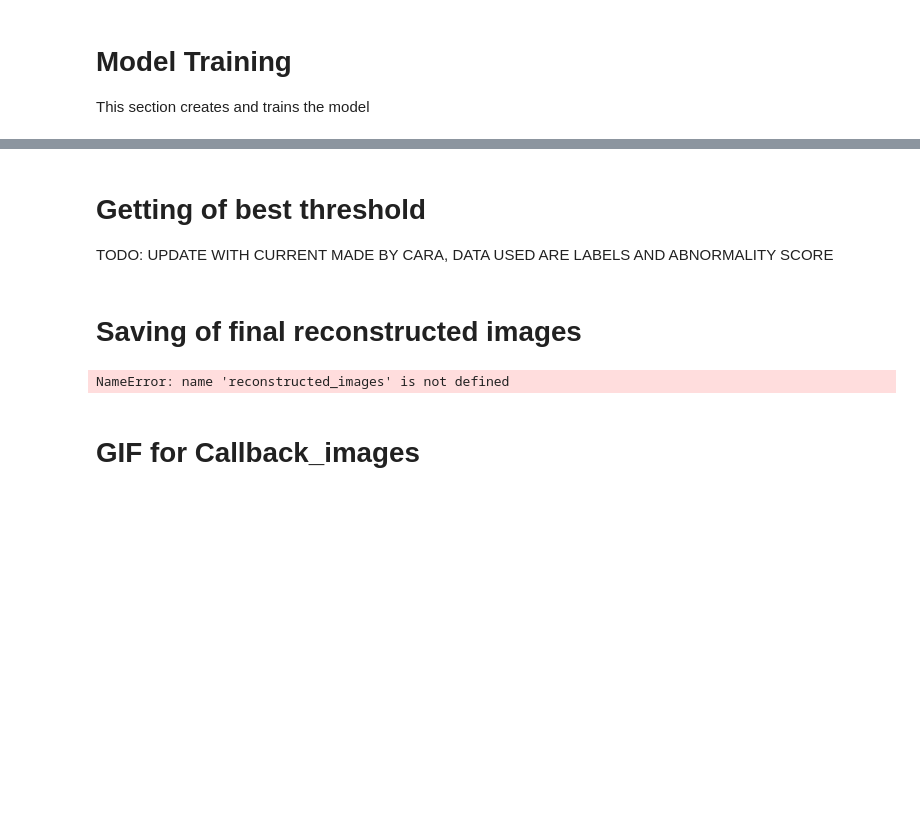
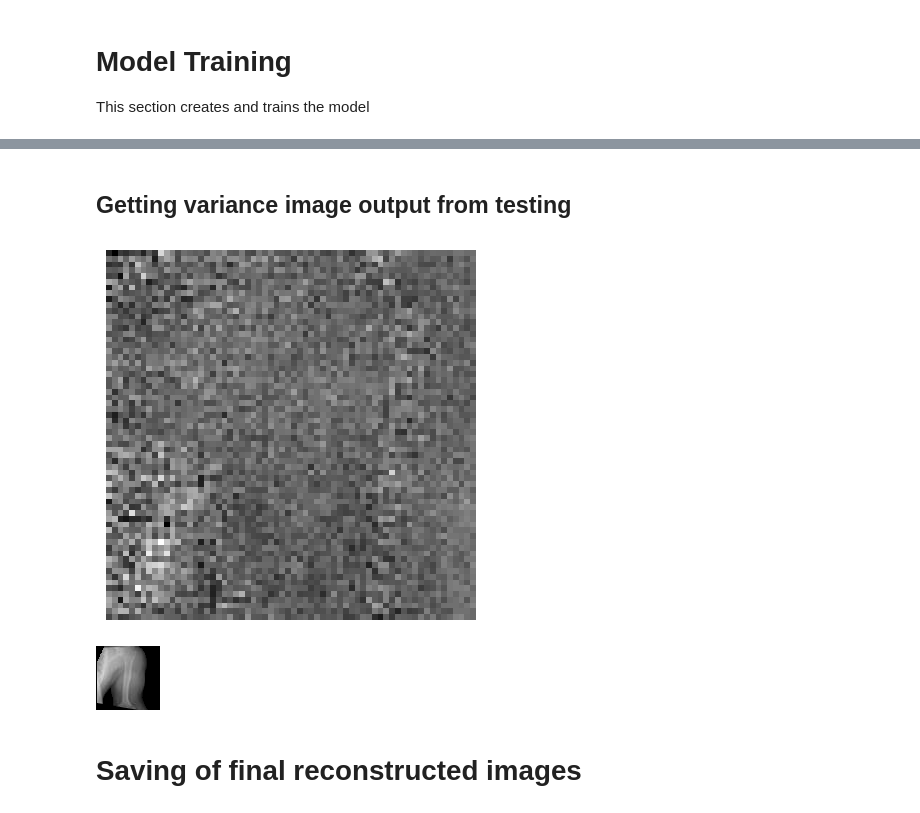
Before and after one commit to aronnicksnts/MURA-Classification, a Jupyter notebook: main_notebook.ipynb, the cells around one changed output, grey strips where cells are left out. Drawn from its saved outputs; the diff is of its cells as text; code cells hidden in the pictures; blank space fills up the shorter version.

Commit message:
variance output edit

```diff
--- a/main_notebook.ipynb
+++ b/main_notebook.ipynb
@@ -55,16 +49,21 @@ try:
     learning_rate = params['learning_rate']
 
     # Dataset Path
+    image_paths = MURA.MURA_DATASET()
     dataset_file_path = params['dataset_path']
-
+    all_image_paths = image_paths.get_combined_image_paths()
+    all_image_paths = all_image_paths.to_numpy()[:,0]
 except:
     raise Exception("No parameters.json file found in the model's directory.")
 # %%
 # each array contains the training, validation, and testing in order
-image_datasets = {'train': []}
+image_datasets = {'train': [],
+                'valid': [],
+                'test': []}
 for dataset_name in image_datasets.keys():
     for image_path in glob.glob(f'{dataset_file_path}/{dataset_name}/*.png'):
         image = cv2.imread(image_path)
         image = cv2.cvtColor(image, cv2.COLOR_BGR2GRAY)
+        image = exposure.rescale_intensity(image, in_range=(0, 255))
         image_datasets[dataset_name].append(image)
     image_datasets[dataset_name] = np.array(image_datasets[dataset_name])
@@ -82,10 +75,8 @@ if __name__ == "__main__":
 
     if model_is_VAE:
         model = VAE(False, input_shape, multiplier, latent_size)
-        print("VAE")
     else:
         model = UPAE(True, input_shape, multiplier, latent_size)
-        print("UPAE")
 
     optimizer = keras.optimizers.Adam(learning_rate=learning_rate)
 
@@ -94,11 +85,11 @@ if __name__ == "__main__":
     model.compile(optimizer= optimizer, loss='mse'
                   ,metrics=[tf.keras.metrics.Accuracy()])
 
-    model.summary()
+    # model.summary()
 
-    if load_model:
-        model.load_weights(model_file_path + '/model_weights')
-    else:
+    try:
+        model.load_weights(model_file_path + "/model_weights")
+    except:
         np.random.shuffle(image_datasets['train'])
 
         validation_split = 0.05
@@ -113,16 +104,18 @@ if __name__ == "__main__":
         save_directory = model_file_path + '/callback_images'
         save_callback = SaveImageCallback(validation_data, save_directory=save_directory, vae=model_is_VAE)
 
+        EarlyStopping_callback = tf.keras.callbacks.EarlyStopping(monitor='mse_loss', patience=5,
+                                                                  restore_best_weights=True)
 
         history_train = model.fit(train_data,
                                 epochs=epochs,
                                 batch_size=batch_size,
                                 validation_data=(validation_data, validation_data),
-                                callbacks=[save_callback])
+                                callbacks=[save_callback, EarlyStopping_callback])
 
         # Saving the model's history
         json.dump(history_train.history, open(model_file_path + '/history.json', 'w'))
 
         #Save weights
-        model.save_weights(model_file_path + '/model_weights', save_format='tf')
+        model.save_weights(model_file_path + '/model_weights')
 # %% [output]
@@ -208,7 +206,7 @@ for image_path in glob.glob(f'{dataset_file_path}/test/*.png'):
         labels.append(0)
 test_images = np.array(test_images)
 # %%
-history_valid = model.predict(test_images, batch_size=batch_size)
+history_valid = model.predict(image_datasets['test'], batch_size=batch_size)
 # %%
 abnor_scores = history_valid[1]
 #converting to an array of numbers instead of tensor
@@ -276,3 +255,0 @@ f1:0.5
-# %% [markdown]
-# Getting of best threshold
-TODO: UPDATE WITH CURRENT MADE BY CARA, DATA USED ARE LABELS AND ABNORMALITY SCORE
@@ -348,0 +256,2 @@ find_optimal_threshold(np.float32(reconstructed_images[1]), labels)
+# %% [markdown]
+## Getting variance image output from testing
@@ -348,0 +260,14 @@ find_optimal_threshold(np.float32(reconstructed_images[1]), labels)
+# %%
+#variance from testing set
+variance_tensor = history_valid[2][8]
+variance_array = variance_tensor.numpy()
+# Normalize the values between 0 and 1
+normalized_array = (variance_array - np.min(variance_array)) / (np.max(variance_array) - np.min(variance_array))
+# Scale the values to the range of pixel values (0-255)
+scaled_array = (normalized_array * 255).astype(np.uint8)
+
+plt.imshow(scaled_array, cmap='gray')
+plt.axis('off')
+plt.show()
+# %% [output]
+[figure, added]
@@ -349,3 +278,11 @@ find_optimal_threshold(np.float32(reconstructed_images[1]), labels)
+# %%
+image = history_valid[3][8]
+
+from PIL import Image
+image = Image.fromarray(image)
+image
+# %% [output]
+[figure, added]
 # %% [markdown]
 # Saving of final reconstructed images
 # %%
@@ -368,8 +293,0 @@ def save_compared_reconstructed_image(original_image, reconstructed_image, abnor
-# %%
-for i in range(len(test_images)):
-    save_compared_reconstructed_image(test_images[i], np.array(reconstructed_images[0][i]), reconstructed_images[1][i],
-                                      reconstructed_images_path, i, labels[i])
-# %% [output]
-NameError: name 'reconstructed_images' is not defined
-# %% [markdown]
-# GIF for Callback_images
```
Also changed, not shown: parts of 23 cells of this notebook, 1 other file.
